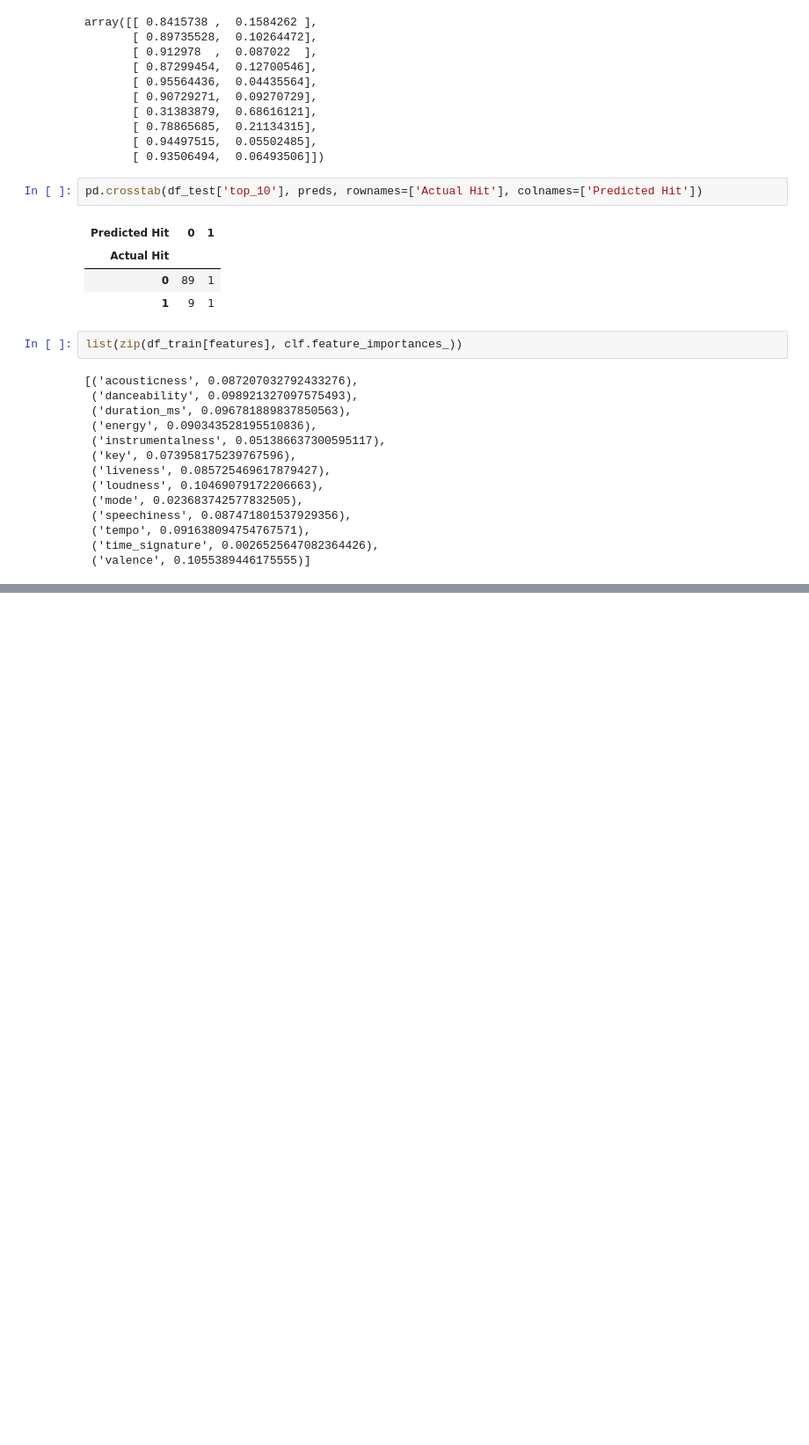
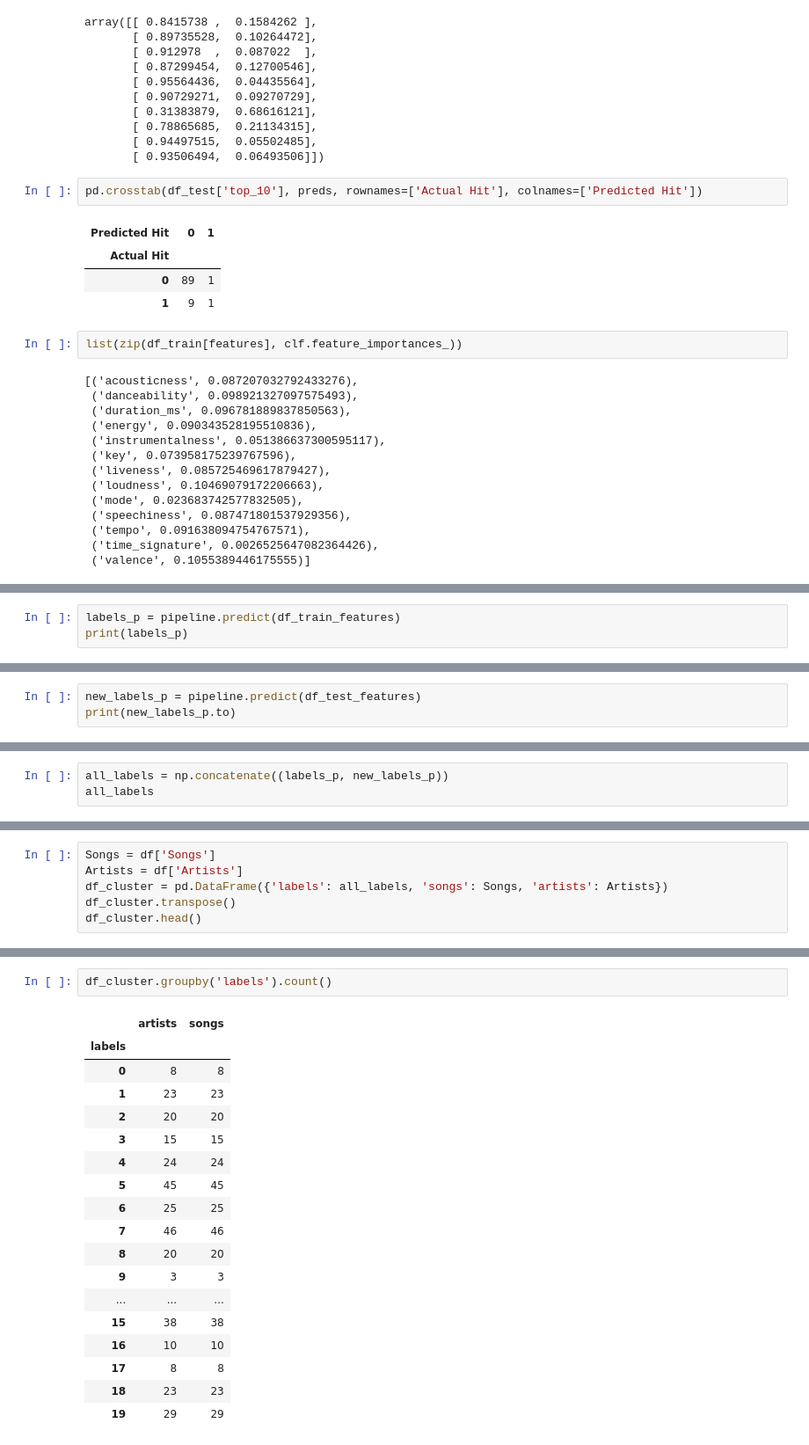
Before and after one commit to jkyung94/Capstone_2, a Jupyter notebook: ML.ipynb, the cells around one changed output, grey strips where cells are left out. Shown: that part at 88% size. Cells and saved outputs as stored; diff of their text form; blank space fills up the shorter version.

```diff
--- a/ML.ipynb
+++ b/ML.ipynb
@@ -153,0 +283,3 @@ valence              2.0960      1.167      1.795      0.073      -0.192       4
+# %%
+labels_p = pipeline.predict(df_train_features)
+print(labels_p)
@@ -153,0 +299,3 @@ valence              2.0960      1.167      1.795      0.073      -0.192       4
+# %%
+new_labels_p = pipeline.predict(df_test_features)
+print(new_labels_p.to)
@@ -153,0 +312,3 @@ valence              2.0960      1.167      1.795      0.073      -0.192       4
+# %%
+all_labels = np.concatenate((labels_p, new_labels_p))
+all_labels
@@ -153,0 +333,6 @@ valence              2.0960      1.167      1.795      0.073      -0.192       4
+# %%
+Songs = df['Songs']
+Artists = df['Artists']
+df_cluster = pd.DataFrame({'labels': all_labels, 'songs': Songs, 'artists': Artists})
+df_cluster.transpose()
+df_cluster.head()
@@ -153,0 +346,21 @@ valence              2.0960      1.167      1.795      0.073      -0.192       4
+# %%
+df_cluster.groupby('labels').count()
+# %% [output]
+|  | artists | songs |
+| labels |  |  |
+| 0 | 8 | 8 |
+| 1 | 23 | 23 |
+| 2 | 20 | 20 |
+| 3 | 15 | 15 |
+| 4 | 24 | 24 |
+| 5 | 45 | 45 |
+| 6 | 25 | 25 |
+| 7 | 46 | 46 |
+| 8 | 20 | 20 |
+| 9 | 3 | 3 |
+| ... | ... | ... |
+| 15 | 38 | 38 |
+| 16 | 10 | 10 |
+| 17 | 8 | 8 |
+| 18 | 23 | 23 |
+| 19 | 29 | 29 |
```
Also changed, not shown: parts of 25 cells of this notebook.
